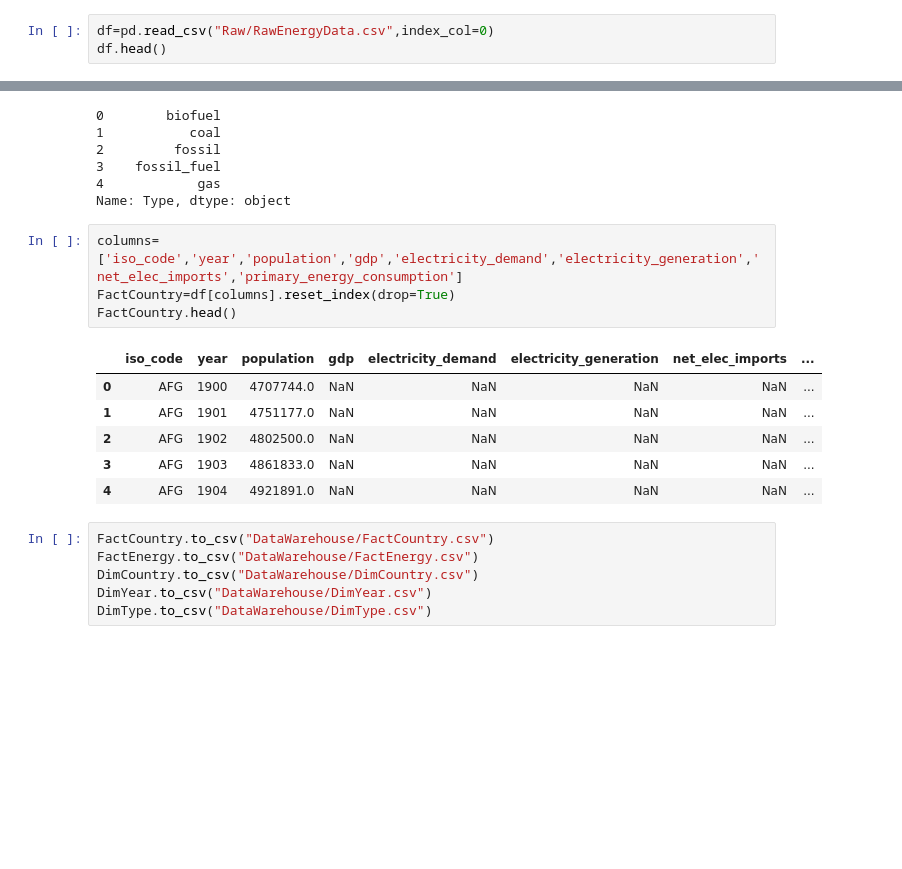
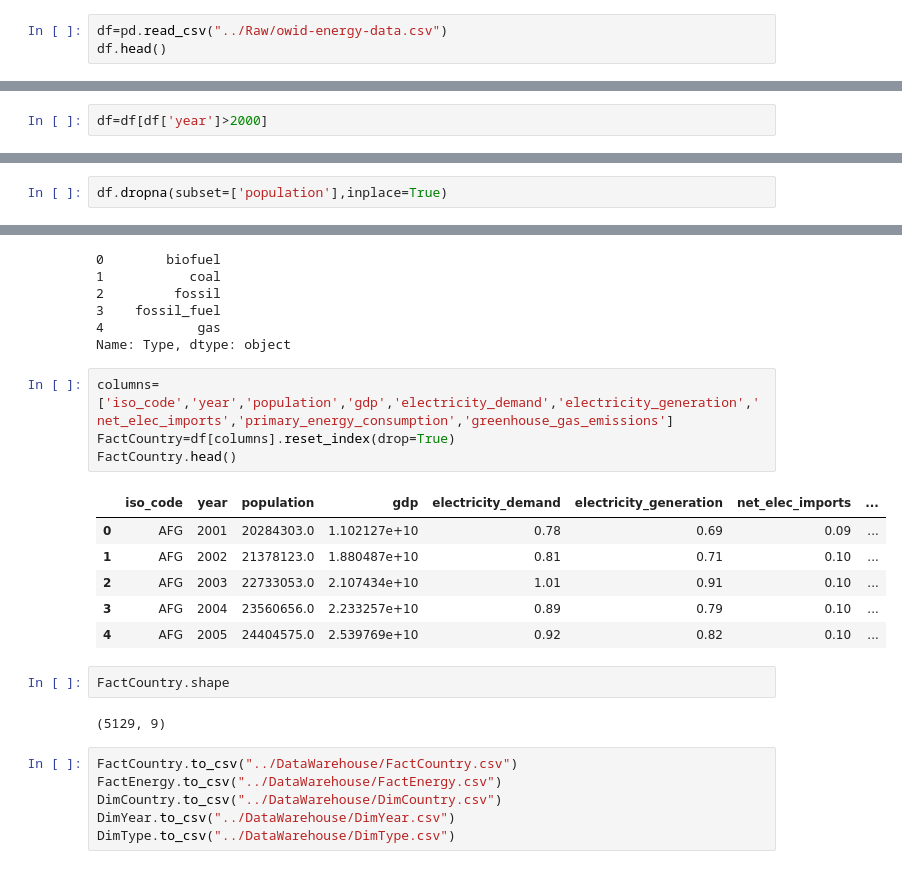
Before and after one commit to aymanfen/EnergyDataAnalysis, a Jupyter notebook: ETL/DataTransform.ipynb, the cells around one changed output, grey strips where cells are left out. Cells and saved outputs as stored; diff of their text form; blank space fills up the shorter version.

Commit message:
UpdatedData

```diff
--- a/ETL/DataTransform.ipynb
+++ b/ETL/DataTransform.ipynb
@@ -2,7 +2,7 @@
 import pandas as pd
 import numpy as np
 # %%
-df=pd.read_csv("Raw/RawEnergyData.csv",index_col=0)
+df=pd.read_csv("../Raw/owid-energy-data.csv")
 df.head()
 # %% [output]
 |  | country | year | iso_code | population | gdp | biofuel_cons_change_pct | biofuel_cons_change_twh | ... |
@@ -56,0 +40,2 @@ df.shape
+# %%
+df=df[df['year']>2000]
@@ -56,0 +49,2 @@ df.shape
+# %%
+df.dropna(subset=['population'],inplace=True)
@@ -213,19 +235,23 @@ DimType.head()
 4            gas
 Name: Type, dtype: object
 # %%
-columns=['iso_code','year','population','gdp','electricity_demand','electricity_generation','net_elec_imports','primary_energy_consumption']
+columns=['iso_code','year','population','gdp','electricity_demand','electricity_generation','net_elec_imports','primary_energy_consumption','greenhouse_gas_emissions']
 FactCountry=df[columns].reset_index(drop=True)
 FactCountry.head()
 # %% [output]
 |  | iso_code | year | population | gdp | electricity_demand | electricity_generation | net_elec_imports | ... |
-| 0 | AFG | 1900 | 4707744.0 | NaN | NaN | NaN | NaN | ... |
-| 1 | AFG | 1901 | 4751177.0 | NaN | NaN | NaN | NaN | ... |
-| 2 | AFG | 1902 | 4802500.0 | NaN | NaN | NaN | NaN | ... |
-| 3 | AFG | 1903 | 4861833.0 | NaN | NaN | NaN | NaN | ... |
-| 4 | AFG | 1904 | 4921891.0 | NaN | NaN | NaN | NaN | ... |
+| 0 | AFG | 2001 | 20284303.0 | 1.102127e+10 | 0.78 | 0.69 | 0.09 | ... |
+| 1 | AFG | 2002 | 21378123.0 | 1.880487e+10 | 0.81 | 0.71 | 0.10 | ... |
+| 2 | AFG | 2003 | 22733053.0 | 2.107434e+10 | 1.01 | 0.91 | 0.10 | ... |
+| 3 | AFG | 2004 | 23560656.0 | 2.233257e+10 | 0.89 | 0.79 | 0.10 | ... |
+| 4 | AFG | 2005 | 24404575.0 | 2.539769e+10 | 0.92 | 0.82 | 0.10 | ... |
+# %%
+FactCountry.shape
+# %% [output]
+(5129, 9)
 # %%
-FactCountry.to_csv("DataWarehouse/FactCountry.csv")
-FactEnergy.to_csv("DataWarehouse/FactEnergy.csv")
-DimCountry.to_csv("DataWarehouse/DimCountry.csv")
-DimYear.to_csv("DataWarehouse/DimYear.csv")
-DimType.to_csv("DataWarehouse/DimType.csv")
+FactCountry.to_csv("../DataWarehouse/FactCountry.csv")
+FactEnergy.to_csv("../DataWarehouse/FactEnergy.csv")
+DimCountry.to_csv("../DataWarehouse/DimCountry.csv")
+DimYear.to_csv("../DataWarehouse/DimYear.csv")
+DimType.to_csv("../DataWarehouse/DimType.csv")
```
Also changed, not shown: parts of 20 cells of this notebook, 48 other files.
